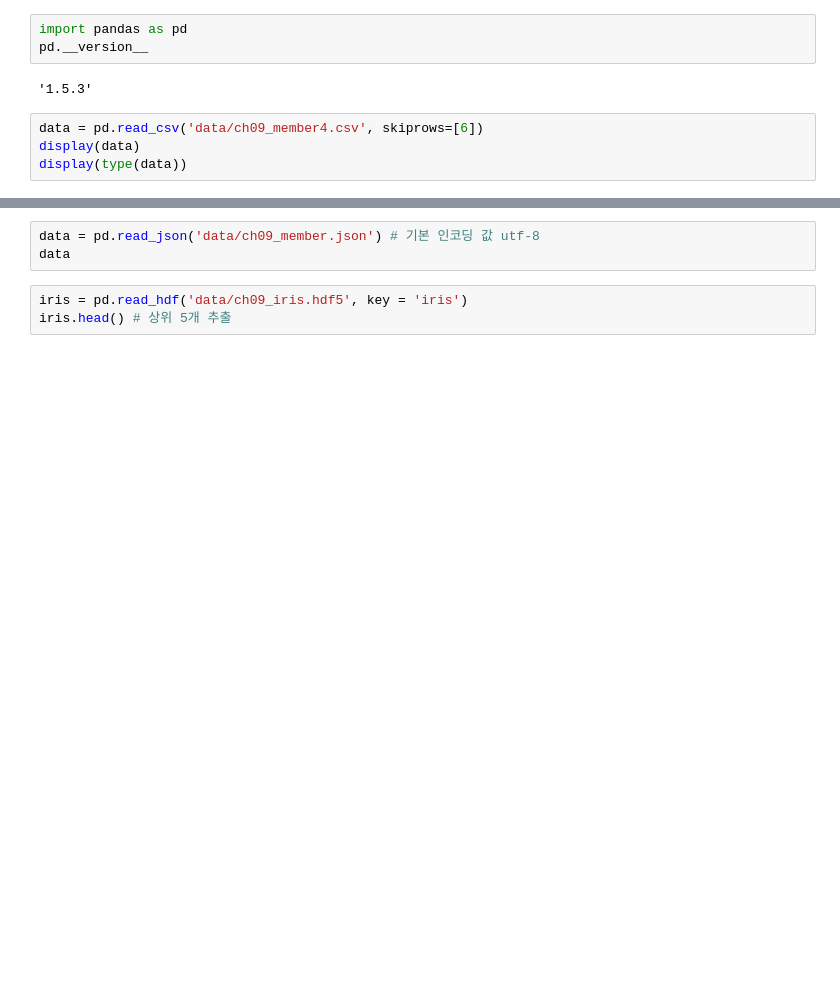
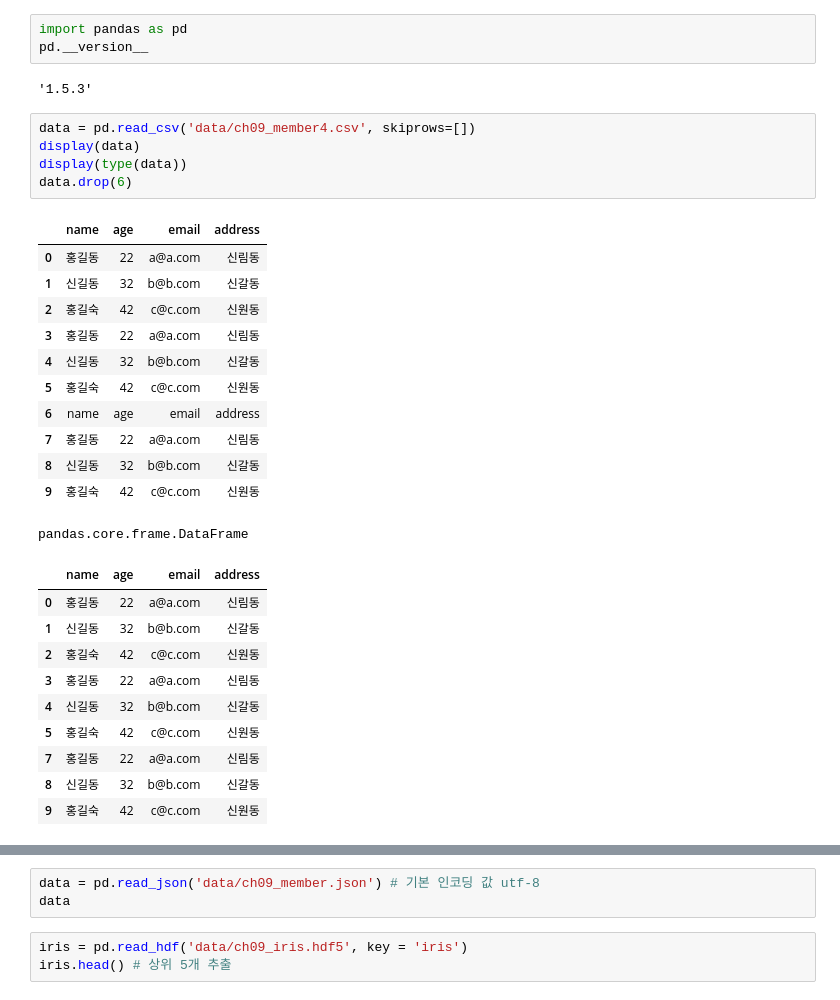
Before and after one commit to devna0111/ai_x, a Jupyter notebook: source/01_python/ch11_데이터프레임과시리즈(pandas)_1절_8절.ipynb, the cells around one changed output, grey strips where cells are left out. Drawn from its saved outputs; the diff is of its cells as text; blank space fills up the shorter version.

```diff
--- a/source/01_python/ch11_데이터프레임과시리즈(pandas)_1절_8절.ipynb
+++ b/source/01_python/ch11_데이터프레임과시리즈(pandas)_1절_8절.ipynb
@@ -29,9 +29,33 @@ pd.__version__
 # %% [output]
 '1.5.3'
 # %%
-data = pd.read_csv('data/ch09_member4.csv', skiprows=[6])
+data = pd.read_csv('data/ch09_member4.csv', skiprows=[])
 display(data)
 display(type(data))
+data.drop(6)
+# %% [output]
+|  | name | age | email | address |
+| 0 | 홍길동 | 22 | a@a.com | 신림동 |
+| 1 | 신길동 | 32 | b@b.com | 신갈동 |
+| 2 | 홍길숙 | 42 | c@c.com | 신원동 |
+| 3 | 홍길동 | 22 | a@a.com | 신림동 |
+| 4 | 신길동 | 32 | b@b.com | 신갈동 |
+| 5 | 홍길숙 | 42 | c@c.com | 신원동 |
+| 6 | name | age | email | address |
+| 7 | 홍길동 | 22 | a@a.com | 신림동 |
+| 8 | 신길동 | 32 | b@b.com | 신갈동 |
+| 9 | 홍길숙 | 42 | c@c.com | 신원동 |
+pandas.core.frame.DataFrame
+|  | name | age | email | address |
+| 0 | 홍길동 | 22 | a@a.com | 신림동 |
+| 1 | 신길동 | 32 | b@b.com | 신갈동 |
+| 2 | 홍길숙 | 42 | c@c.com | 신원동 |
+| 3 | 홍길동 | 22 | a@a.com | 신림동 |
+| 4 | 신길동 | 32 | b@b.com | 신갈동 |
+| 5 | 홍길숙 | 42 | c@c.com | 신원동 |
+| 7 | 홍길동 | 22 | a@a.com | 신림동 |
+| 8 | 신길동 | 32 | b@b.com | 신갈동 |
+| 9 | 홍길숙 | 42 | c@c.com | 신원동 |
 # %%
 data = pd.read_csv('data/ch09_member1.csv',
                   names = ['name','age','email','address']) # header = None => 헤더가 없는 데이터프레임 생성
```
Also changed, not shown: parts of 17 cells of this notebook, 1 other file.
